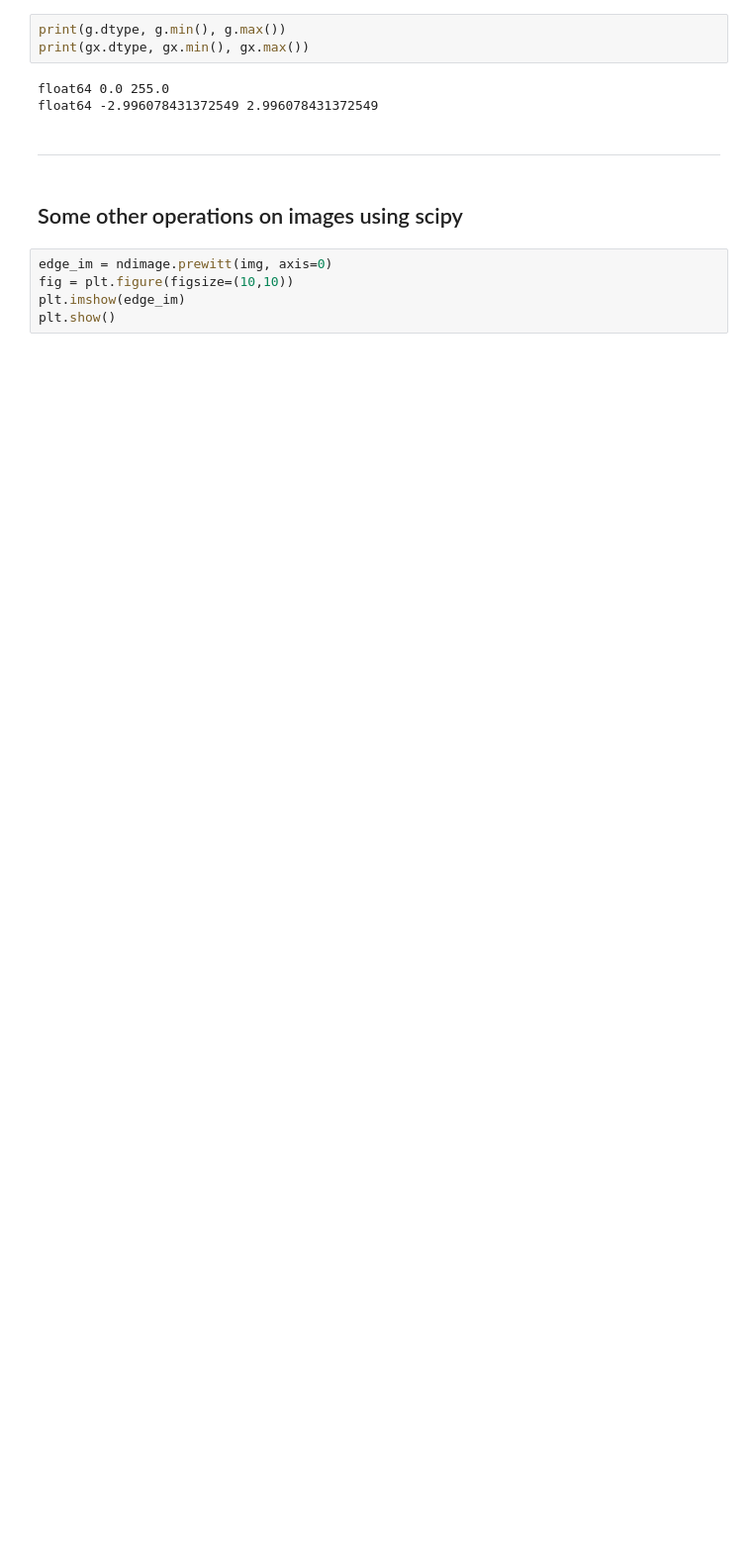
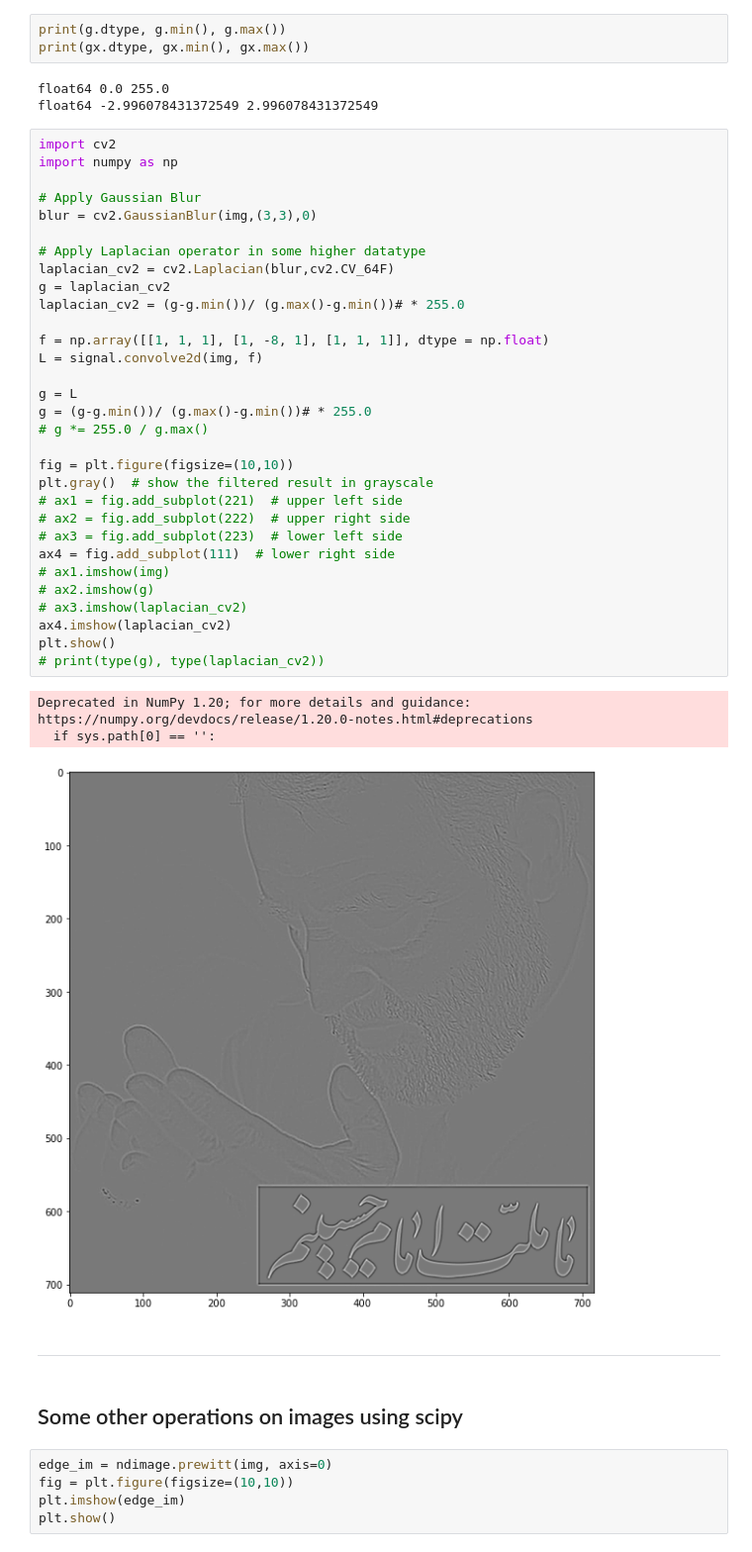
Before and after one commit to mamintoosi-cs/pytorch-workshop, a Jupyter notebook: App_Image.ipynb, the cells around one changed output. Shown at 99% size. Cells and saved outputs as stored; diff of their text form; blank space fills up the shorter version.

```diff
--- a/App_Image.ipynb
+++ b/App_Image.ipynb
@@ -48,6 +51,41 @@ print(gx.dtype, gx.min(), gx.max())
 # %% [output]
 float64 0.0 255.0
 float64 -2.996078431372549 2.996078431372549
+# %%
+import cv2
+import numpy as np
+
+# Apply Gaussian Blur
+blur = cv2.GaussianBlur(img,(3,3),0)
+
+# Apply Laplacian operator in some higher datatype
+laplacian_cv2 = cv2.Laplacian(blur,cv2.CV_64F)
+g = laplacian_cv2
+laplacian_cv2 = (g-g.min())/ (g.max()-g.min())# * 255.0
+
+f = np.array([[1, 1, 1], [1, -8, 1], [1, 1, 1]], dtype = np.float)
+L = signal.convolve2d(img, f)
+
+g = L
+g = (g-g.min())/ (g.max()-g.min())# * 255.0
+# g *= 255.0 / g.max()
+
+fig = plt.figure(figsize=(10,10))
+plt.gray()  # show the filtered result in grayscale
+# ax1 = fig.add_subplot(221)  # upper left side
+# ax2 = fig.add_subplot(222)  # upper right side
+# ax3 = fig.add_subplot(223)  # lower left side
+ax4 = fig.add_subplot(111)  # lower right side
+# ax1.imshow(img)
+# ax2.imshow(g)
+# ax3.imshow(laplacian_cv2)
+ax4.imshow(laplacian_cv2)
+plt.show()
+# print(type(g), type(laplacian_cv2))
+# %% [output]
+Deprecated in NumPy 1.20; for more details and guidance: https://numpy.org/devdocs/release/1.20.0-notes.html#deprecations
+  if sys.path[0] == '':
+[figure, added]
 # %% [markdown]
 ___
 # %% [markdown]
```
Also changed, not shown: parts of 4 cells of this notebook, 2 other files.
